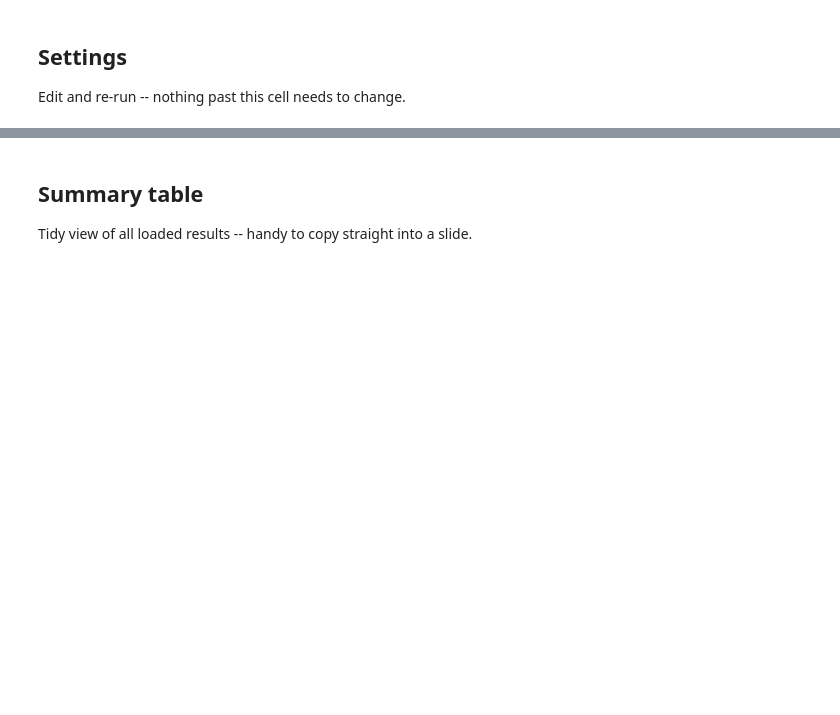
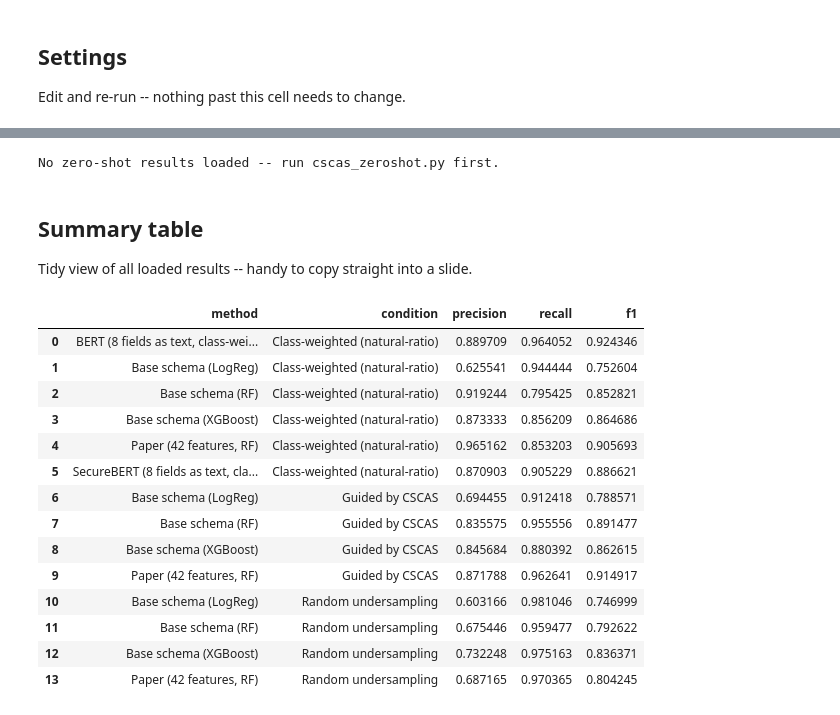
Before and after one commit to annaneliaa/msc-thesis, a Jupyter notebook: src/thesis/notebooks/baselines/cscas_baseline_comparison.ipynb, the cells around one changed output, grey strips where cells are left out. Drawn from its saved outputs; the diff is of its cells as text; code cells hidden in the pictures; blank space fills up the shorter version.

```diff
--- a/src/thesis/notebooks/baselines/cscas_baseline_comparison.ipynb
+++ b/src/thesis/notebooks/baselines/cscas_baseline_comparison.ipynb
@@ -101,24 +141,82 @@ No results loaded -- run the baseline scripts first.
+# %%
+def plot_zeroshot() -> None:
+    name = "cscas_zeroshot"
+    if name not in results or not is_zero_shot(results[name]):
+        print("No zero-shot results loaded -- run cscas_zeroshot.py first.")
+        return
+
+    metrics = ["precision", "recall", "f1"]
+    data = results[name]
+    values = [data[m] for m in metrics]
+
+    fig, ax = plt.subplots(figsize=(4, 4))
+    bars = ax.bar(metrics, values, color=COLORS.get(name))
+    ax.bar_label(bars, fmt="%.3f", fontsize=9, padding=2)
+
+    ax.set_xticklabels([m.capitalize() for m in metrics])
+    ax.set_ylim(0, 1.05)
+    ax.set_ylabel("Score")
+    ax.set_title(LABELS.get(name, name))
+    ax.spines[["top", "right"]].set_visible(False)
+    fig.tight_layout()
+    plt.show()
+
+
+plot_zeroshot()
+# %% [output]
+No zero-shot results loaded -- run cscas_zeroshot.py first.
 # %% [markdown]
 ## Summary table
 
 Tidy view of all loaded results -- handy to copy straight into a slide.
 # %%
-BASELINE_LABELS = {"baseline_1": "Random undersampling", "baseline_2": "Guided by CSCAS"}
+CONDITION_LABELS = {
+    "random": "Random undersampling",
+    "class_weighted": "Class-weighted (natural-ratio)",
+    "guided": "Guided by CSCAS",
+}
 
 rows = []
 for name, data in results.items():
-    for baseline_key, baseline_label in BASELINE_LABELS.items():
+    if is_zero_shot(data):
         rows.append({
             "method": LABELS.get(name, name),
-            "baseline": baseline_label,
-            "precision": data[baseline_key]["precision"],
-            "recall": data[baseline_key]["recall"],
-            "f1": data[baseline_key]["f1"],
+            "condition": "(no training)",
+            "precision": data["precision"],
+            "recall": data["recall"],
+            "f1": data["f1"],
         })
+    else:
+        for condition_key, condition_label in CONDITION_LABELS.items():
+            if condition_key not in data:
+                continue  # e.g. BERT/SecureBERT only report class_weighted
+            rows.append({
+                "method": LABELS.get(name, name),
+                "condition": condition_label,
+                "precision": data[condition_key]["precision"],
+                "recall": data[condition_key]["recall"],
+                "f1": data[condition_key]["f1"],
+            })
 
 if not rows:
     print("No results loaded -- run the baseline scripts first.")
-    summary_df = pd.DataFrame(columns=["method", "baseline", "precision", "recall", "f1"])
+    summary_df = pd.DataFrame(columns=["method", "condition", "precision", "recall", "f1"])
 else:
-    summary_df = pd.DataFrame(rows).sort_values(["baseline", "method"]).reset_index(drop=True)
+    summary_df = pd.DataFrame(rows).sort_values(["condition", "method"]).reset_index(drop=True)
 summary_df
+# %% [output]
+|  | method | condition | precision | recall | f1 |
+| 0 | BERT (8 fields as text, class-wei... | Class-weighted (natural-ratio) | 0.889709 | 0.964052 | 0.924346 |
+| 1 | Base schema (LogReg) | Class-weighted (natural-ratio) | 0.625541 | 0.944444 | 0.752604 |
+| 2 | Base schema (RF) | Class-weighted (natural-ratio) | 0.919244 | 0.795425 | 0.852821 |
+| 3 | Base schema (XGBoost) | Class-weighted (natural-ratio) | 0.873333 | 0.856209 | 0.864686 |
+| 4 | Paper (42 features, RF) | Class-weighted (natural-ratio) | 0.965162 | 0.853203 | 0.905693 |
+| 5 | SecureBERT (8 fields as text, cla... | Class-weighted (natural-ratio) | 0.870903 | 0.905229 | 0.886621 |
+| 6 | Base schema (LogReg) | Guided by CSCAS | 0.694455 | 0.912418 | 0.788571 |
+| 7 | Base schema (RF) | Guided by CSCAS | 0.835575 | 0.955556 | 0.891477 |
+| 8 | Base schema (XGBoost) | Guided by CSCAS | 0.845684 | 0.880392 | 0.862615 |
+| 9 | Paper (42 features, RF) | Guided by CSCAS | 0.871788 | 0.962641 | 0.914917 |
+| 10 | Base schema (LogReg) | Random undersampling | 0.603166 | 0.981046 | 0.746999 |
+| 11 | Base schema (RF) | Random undersampling | 0.675446 | 0.959477 | 0.792622 |
+| 12 | Base schema (XGBoost) | Random undersampling | 0.732248 | 0.975163 | 0.836371 |
+| 13 | Paper (42 features, RF) | Random undersampling | 0.687165 | 0.970365 | 0.804245 |
```
Also changed, not shown: parts of 12 cells of this notebook, 9 other files.
